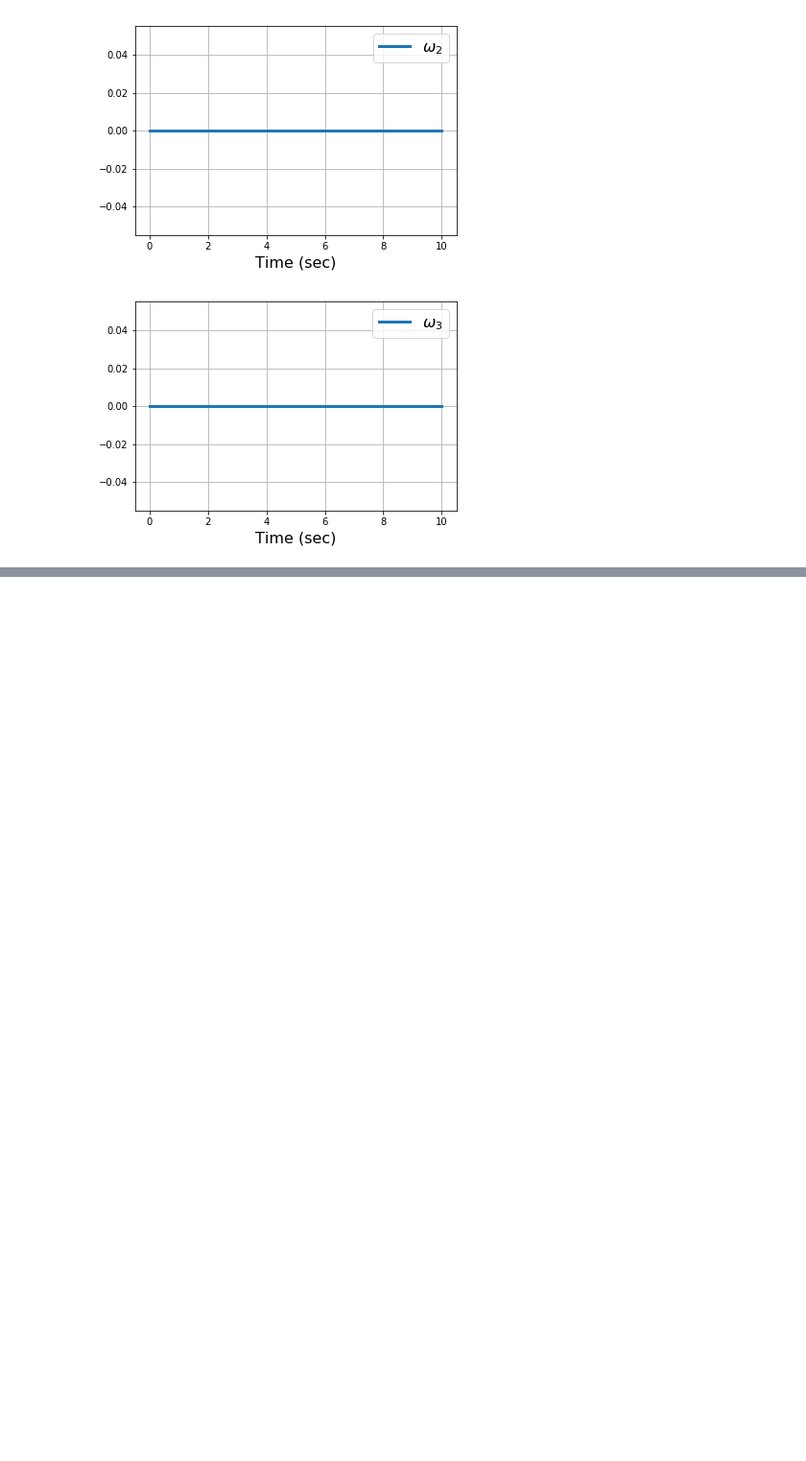
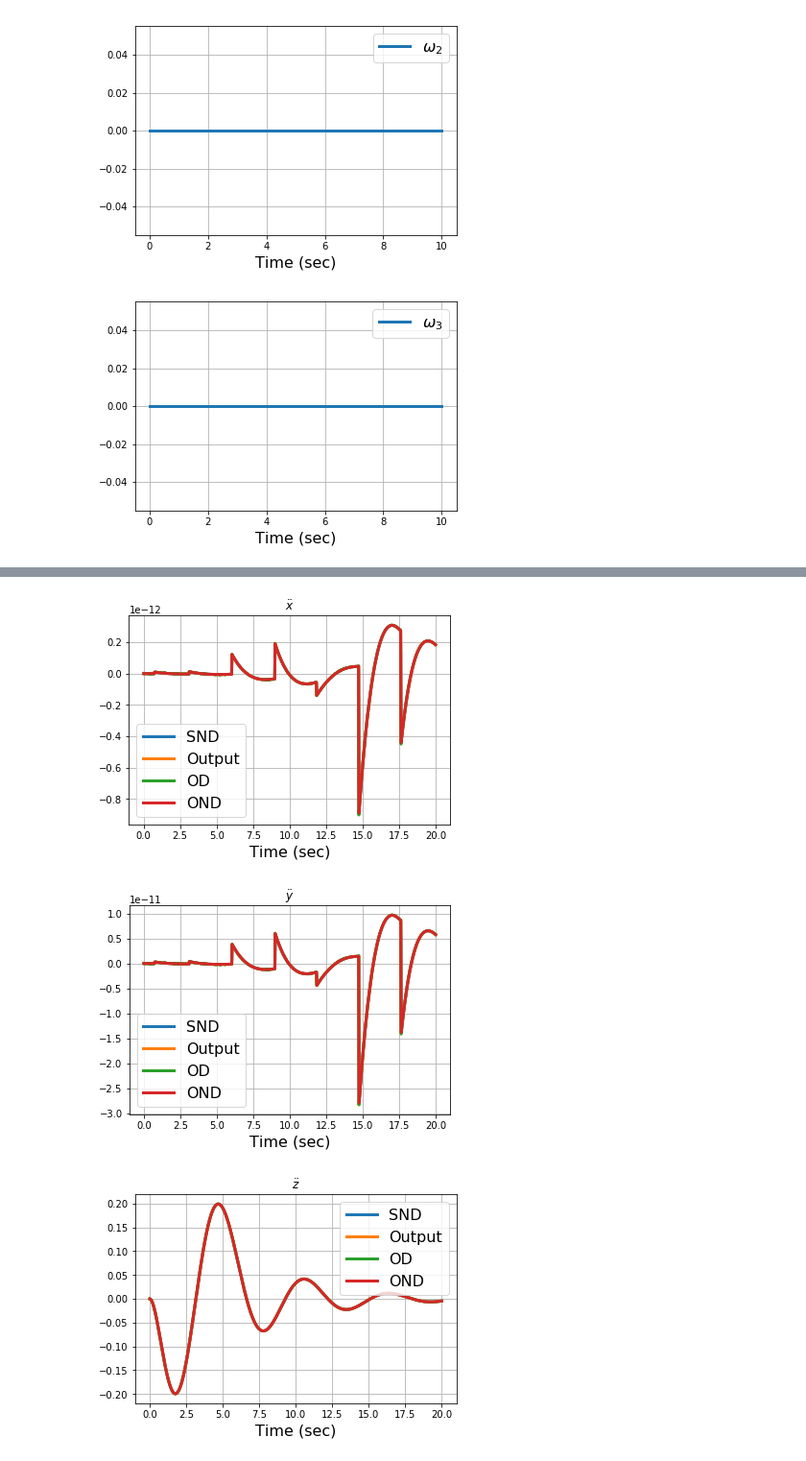
Before and after one commit to vdorobantu/lyapy, a Jupyter notebook: quadrotor.ipynb, the cells around one changed output, grey strips where cells are left out. Shown at 96% size. Cells and saved outputs as stored; diff of their text form; code cells hidden in the pictures; blank space fills up the shorter version.

```diff
--- a/quadrotor.ipynb
+++ b/quadrotor.ipynb
@@ -353,0 +813,37 @@ NameError: name 'zeros' is not defined
+# %%
+#Plotting Acceleration Level
+figure()
+plot(t_trim2, xdds[:, 0] - ddr_d[2:-2, 0], linewidth=3, label= 'SND')
+plot(ts, etas[:, 6], linewidth=3, label='Output')
+plot(ts[:-1], eta_dots[:, 3], linewidth=3, label='OD')
+plot(t_trim, eta_dot_hats[:, 3], linewidth=3, label='OND')
+grid()
+legend(fontsize=16)
+xlabel('Time (sec)', fontsize=16)
+title('$\\ddot{x}$')
+
+figure()
+plot(t_trim2, xdds[:, 1] - ddr_d[2:-2, 1], linewidth=3, label= 'SND')
+plot(ts, etas[:, 7], linewidth=3, label='Output')
+plot(ts[:-1], eta_dots[:, 4], linewidth=3, label='OD')
+plot(t_trim, eta_dot_hats[:, 4], linewidth=3, label='OND')
+grid()
+legend(fontsize=16)
+xlabel('Time (sec)', fontsize=16)
+title('$\\ddot{y}$')
+
+figure()
+plot(t_trim2, xdds[:, 2] - ddr_d[2:-2,2], linewidth=3, label= 'SND')
+plot(ts, etas[:, 8], linewidth=3, label='Output')
+plot(ts[:-1], eta_dots[:, 5], linewidth=3, label='OD')
+plot(t_trim, eta_dot_hats[:, 5], linewidth=3, label='OND')
+grid()
+legend(fontsize=16)
+xlabel('Time (sec)', fontsize=16)
+title('$\\ddot{z}$')
+
+show()
+# %% [output]
+[figure, added]
+[figure, added]
+[figure, added]
```
Also changed, not shown: parts of 19 cells of this notebook, 1 other file.
